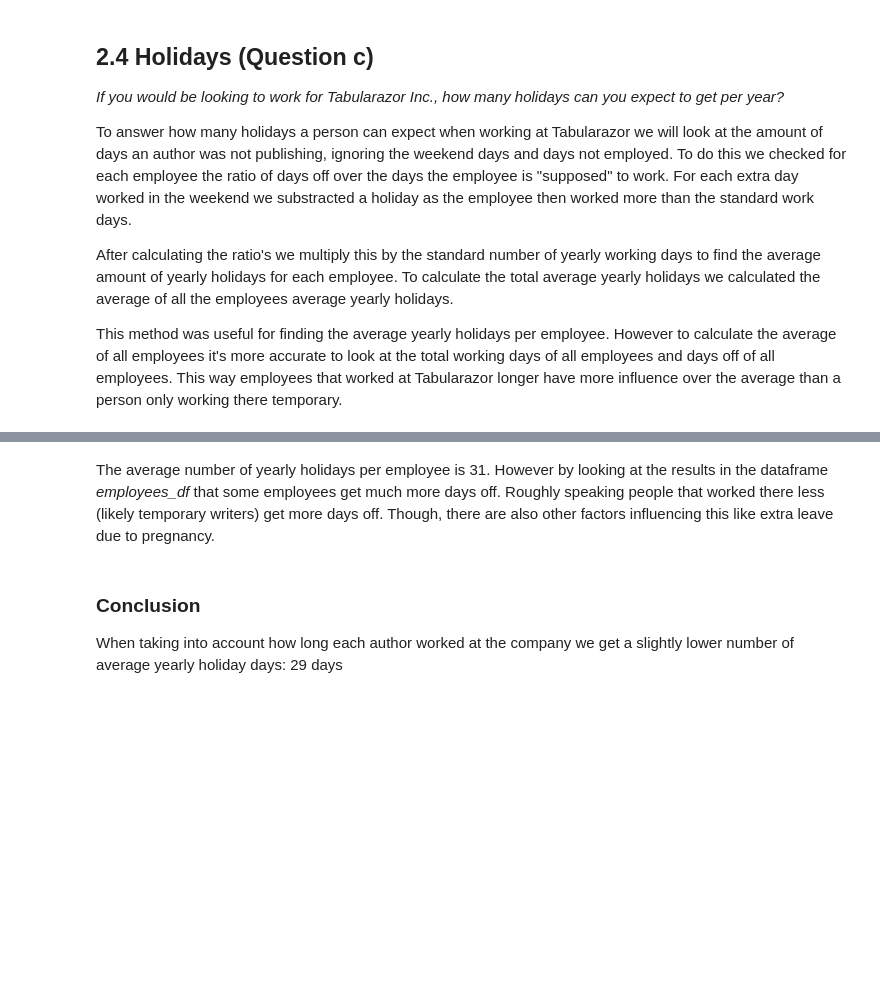
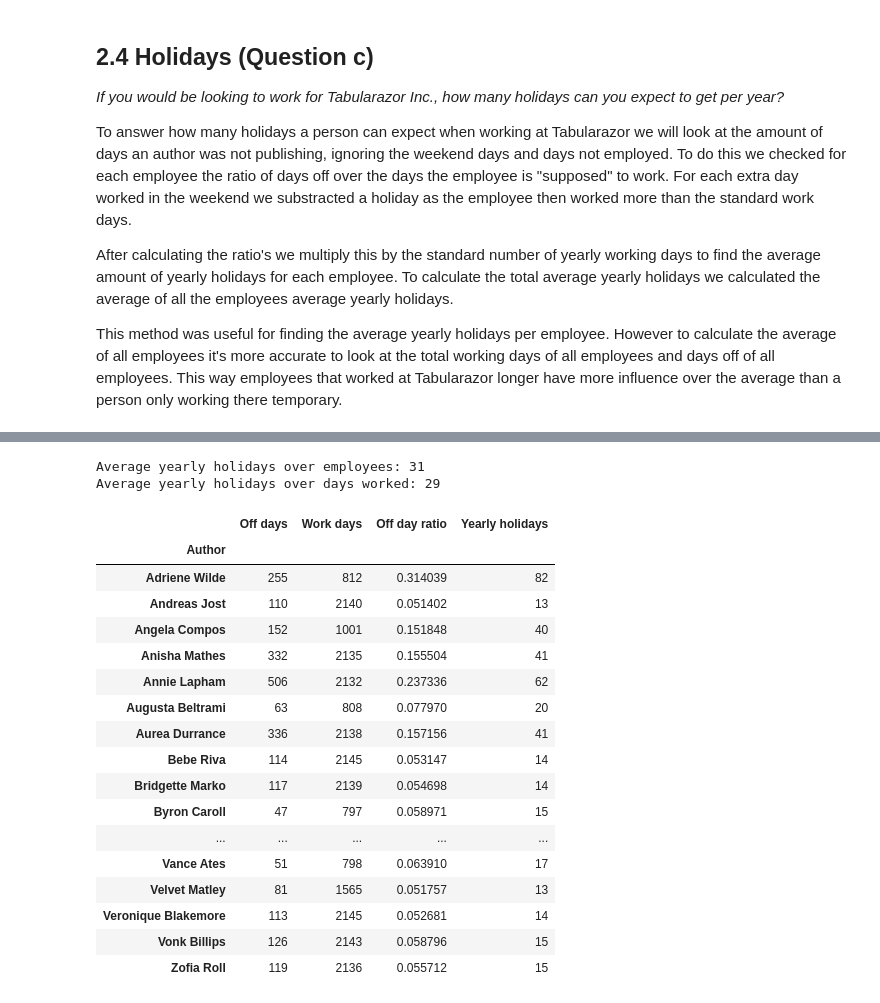
Before and after one commit to eboateng/FoDA, a Jupyter notebook: Assignment 3/Assignment 3.ipynb, the cells around one changed output, grey strips where cells are left out. Saved outputs shown, nothing was run; the diff lists cells and outputs as text; code cells hidden in the pictures; blank space fills up the shorter version.

```diff
--- a/Assignment 3/Assignment 3.ipynb
+++ b/Assignment 3/Assignment 3.ipynb
@@ -493,46 +556,69 @@ yearly_holidays = []
 #Amount of non weekend days per year
 yearly_work_days = (5 *365/7)
 
-
 for employee in employees_df.iterrows():
 
-    off_days = 0
-    work_days = 0
+    off_days_count = 0
+    work_days_count = 0
 
     for day in employee[1]:
 
         #Checking employee days for:
-        #0 - not_employed
+        #0 - Not_employed
         #1 - Working
         #2 - Offday
-        #3 - weekend_Working
-        #4 - weekend_Offday
+        #3 - Weekend_Working
+        #4 - Weekend_Offday
 
         #Count the working days when this employee was employed
         if day != 0 and day != 4:
-            work_days += 1
+            work_days_count += 1
         #Count days off
         if day == 2:
-            off_days += 1
+            off_days_count += 1
         #Remove extra days worked from off days
         elif day == 3:
-            off_days-= 1
+            off_days_count-= 1
 
-    off_days.append(off_days)
-    work_days.append(work_days)
+    off_days.append(off_days_count)
+    work_days.append(work_days_count)
 
-    ratio = off_days/work_days
+    ratio = off_days_count/work_days_count
     ratios.append(ratio)
 
     yearly_holidays.append(round(ratio * yearly_work_days))
 
 employees_df["Off days"] = off_days
 employees_df["Work days"] = work_days
 employees_df["Off day ratio"] = ratios
 employees_df["Yearly holidays"] = yearly_holidays
 
-Average_Holidays = round(employees_df["Yearly holidays"].mean())
+average_holidays_employee = round(employees_df["Yearly holidays"].mean())
 
-print("Average yearly holidays: " + str(Average_Holidays))
+print("Average yearly holidays over employees: " + str(average_holidays_employee))
+print("Average yearly holidays over days worked: " + str(average_holidays))
+
+display_df = employees_df[["Off days", "Work days", "Off day ratio", "Yearly holidays"]]
+
+display_df
+# %% [output]
+Average yearly holidays over employees: 31
+Average yearly holidays over days worked: 29
+|  | Off days | Work days | Off day ratio | Yearly holidays |
+| Author |  |  |  |  |
+| Adriene Wilde | 255 | 812 | 0.314039 | 82 |
+| Andreas Jost | 110 | 2140 | 0.051402 | 13 |
+| Angela Compos | 152 | 1001 | 0.151848 | 40 |
+| Anisha Mathes | 332 | 2135 | 0.155504 | 41 |
+| Annie Lapham | 506 | 2132 | 0.237336 | 62 |
+| Augusta Beltrami | 63 | 808 | 0.077970 | 20 |
+| Aurea Durrance | 336 | 2138 | 0.157156 | 41 |
+| Bebe Riva | 114 | 2145 | 0.053147 | 14 |
+| Bridgette Marko | 117 | 2139 | 0.054698 | 14 |
+| Byron Caroll | 47 | 797 | 0.058971 | 15 |
+| ... | ... | ... | ... | ... |
+| Vance Ates | 51 | 798 | 0.063910 | 17 |
+| Velvet Matley | 81 | 1565 | 0.051757 | 13 |
+| Veronique Blakemore | 113 | 2145 | 0.052681 | 14 |
+| Vonk Billips | 126 | 2143 | 0.058796 | 15 |
+| Zofia Roll | 119 | 2136 | 0.055712 | 15 |
-# %% [markdown]
-The average number of yearly holidays per employee is 31. However by looking at the results in the dataframe *employees_df* that some employees get much more days off. Roughly speaking people that worked there less (likely temporary writers) get more days off. Though, there are also other factors influencing this like extra leave due to pregnancy.
@@ -575,3 +624,0 @@ print("Average yearly holidays: " + str(Average_Holidays))
-# %% [markdown]
-### Conclusion
-When taking into account how long each author worked at the company we get a slightly lower number of average yearly holiday days: 29 days
```
Also changed, not shown: parts of 27 cells of this notebook.
